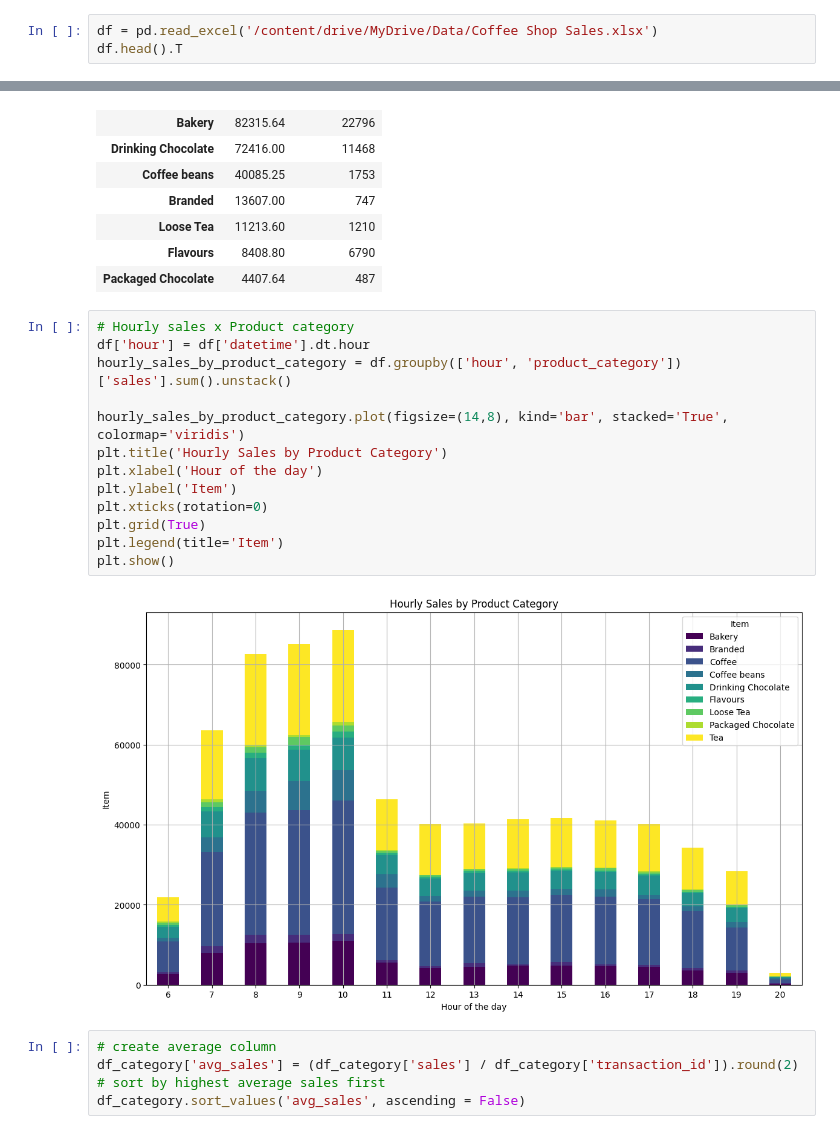
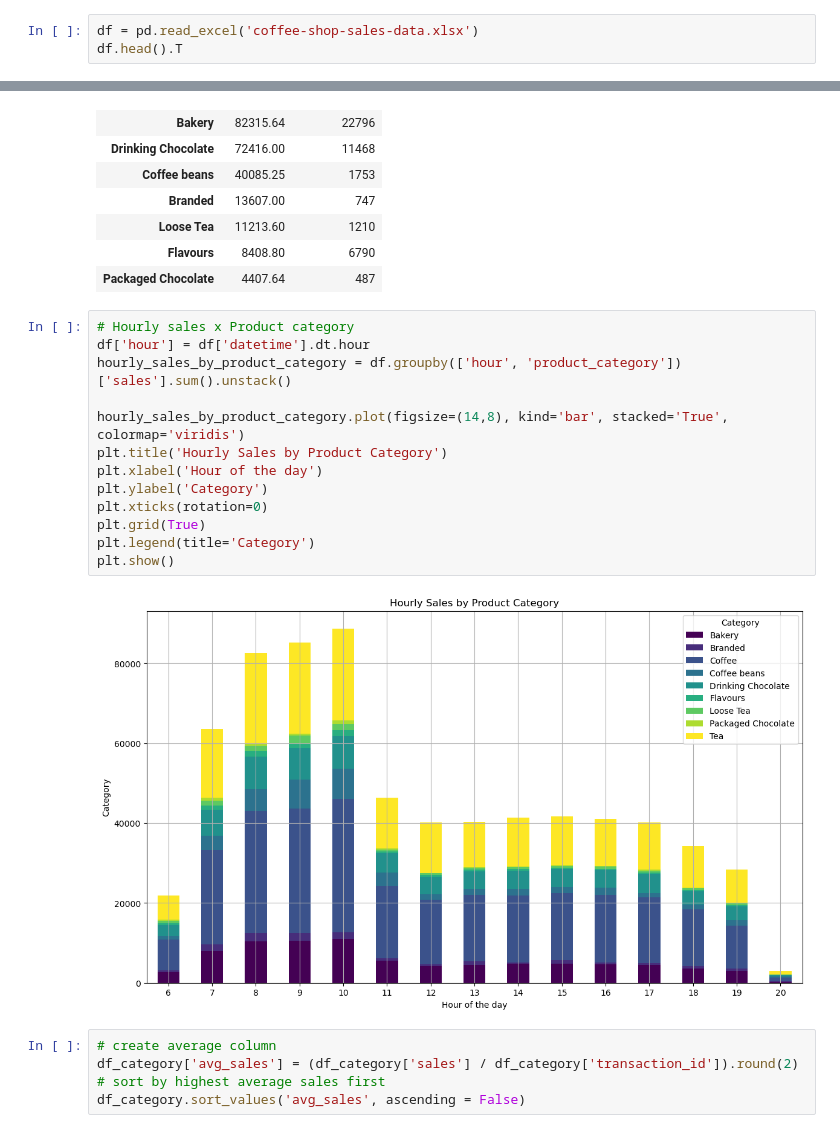
Before and after one commit to atharvaaswale/coffee-shop-sales, a Jupyter notebook: coffee_shop_sales.ipynb, the cells around one changed output, grey strips where cells are left out. Saved outputs shown, nothing was run; the diff lists cells and outputs as text.

```diff
--- a/coffee_shop_sales.ipynb
+++ b/coffee_shop_sales.ipynb
@@ -3,5 +3,5 @@ import pandas as pd
 import seaborn as sns
 import matplotlib.pyplot as plt
 # %%
-df = pd.read_excel('/content/drive/MyDrive/Data/Coffee Shop Sales.xlsx')
+df = pd.read_excel('coffee-shop-sales-data.xlsx')
 df.head().T
@@ -278,18 +214,18 @@ df_category
 # %%
 # Hourly sales x Product category
 df['hour'] = df['datetime'].dt.hour
 hourly_sales_by_product_category = df.groupby(['hour', 'product_category'])['sales'].sum().unstack()
 
 hourly_sales_by_product_category.plot(figsize=(14,8), kind='bar', stacked='True', colormap='viridis')
 plt.title('Hourly Sales by Product Category')
 plt.xlabel('Hour of the day')
-plt.ylabel('Item')
+plt.ylabel('Category')
 plt.xticks(rotation=0)
 plt.grid(True)
-plt.legend(title='Item')
+plt.legend(title='Category')
 plt.show()
 # %% [output]
-[figure, old version]
+[figure, new version]
 # %%
 # create average column
 df_category['avg_sales'] = (df_category['sales'] / df_category['transaction_id']).round(2)
```
Also changed, not shown: parts of 15 cells of this notebook, 2 other files.
